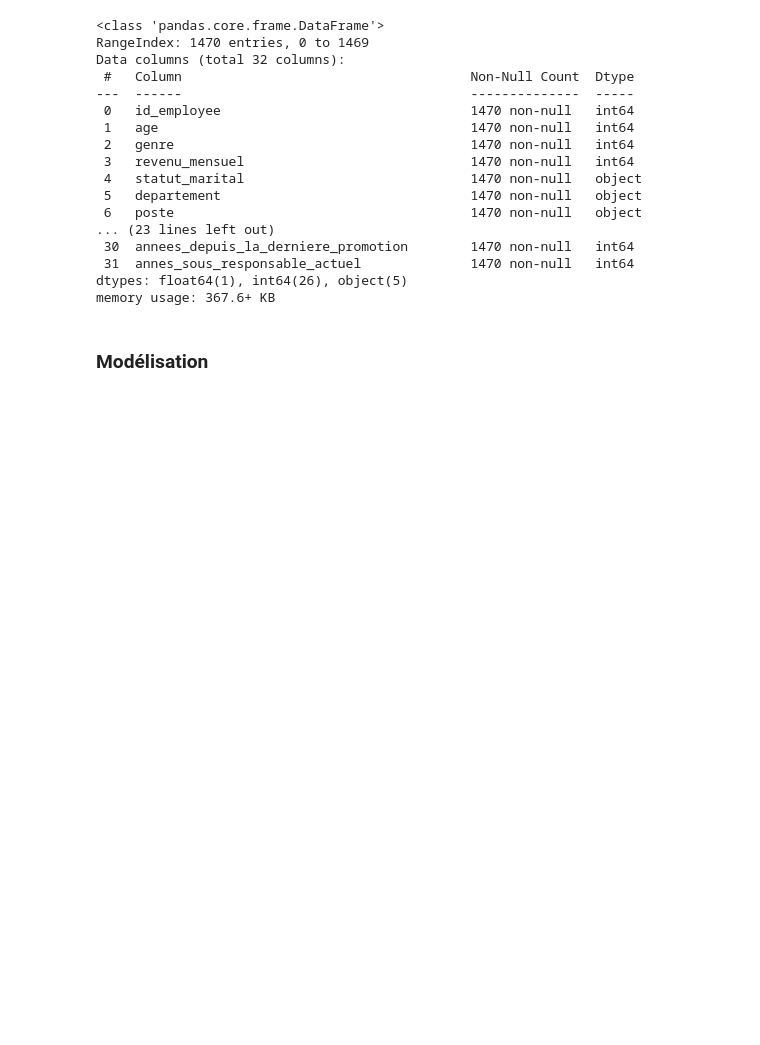
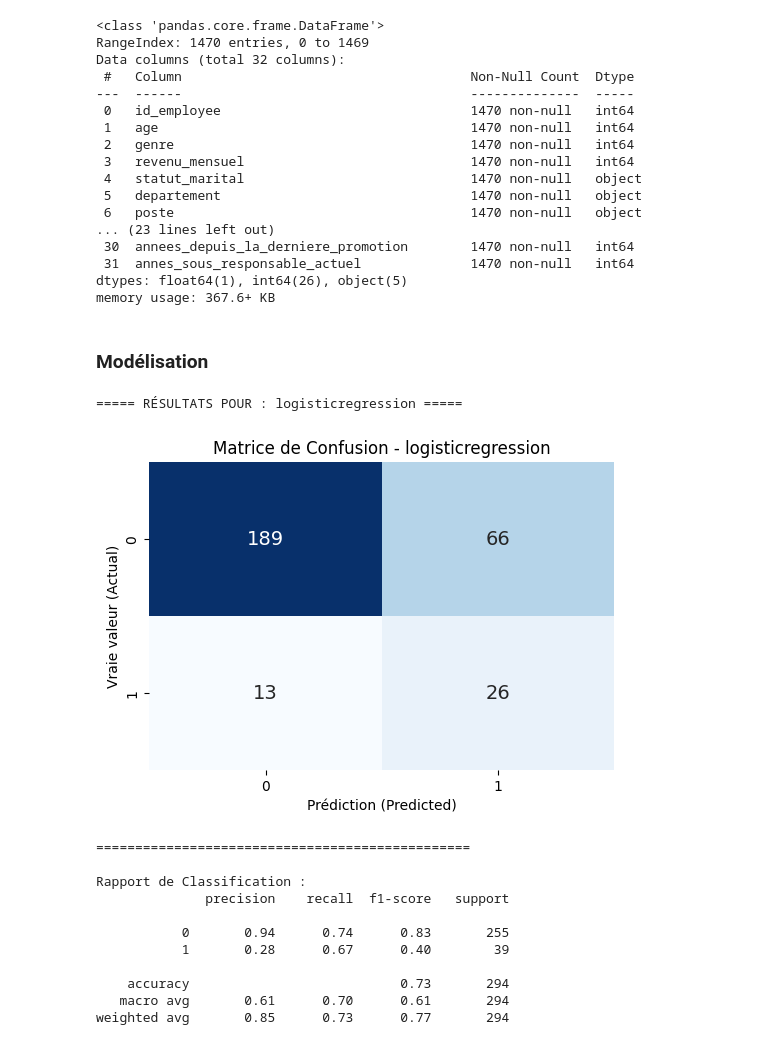
Before and after one commit to Soct/formation_OC, a Jupyter notebook: projet_4/test.ipynb, the cells around one changed output. Cells and saved outputs as stored; diff of their text form; code cells hidden in the pictures; blank space fills up the shorter version.

```diff
--- a/projet_4/test.ipynb
+++ b/projet_4/test.ipynb
@@ -206,3 +206,17 @@ df = encode_column_with_onehot(df, "departement")
 df = encode_column_with_onehot(df, "statut_marital")
 # %% [markdown]
 ### Modélisation
+# %%
+# CODE PREPARATION DES FEATURES
+from sklearn.model_selection import train_test_split
+from sklearn.linear_model import LogisticRegression
+from sklearn.dummy import DummyClassifier
+from sklearn.ensemble import RandomForestClassifier
+from sklearn.svm import SVC
+from sklearn.metrics import classification_report, confusion_matrix
+import warnings
+warnings.filterwarnings('ignore')
+
+X_building = df.drop('a_quitte_l_entreprise', axis=1)
+y_building = df['a_quitte_l_entreprise']
+X_train, X_test, y_train, y_test = train_test_split(X_building, y_building, test_size=0.2, random_state=42)
@@ -208,0 +272,16 @@ df = encode_column_with_onehot(df, "statut_marital")
+# %%
+y_test_actual, y_pred_actual = modele_classification(df, 'a_quitte_l_entreprise', 'logisticregression')
+# %% [output]
+===== RÉSULTATS POUR : logisticregression =====
+[figure, added]
+================================================
+
+Rapport de Classification :
+              precision    recall  f1-score   support
+
+           0       0.94      0.74      0.83       255
+           1       0.28      0.67      0.40        39
+
+    accuracy                           0.73       294
+   macro avg       0.61      0.70      0.61       294
+weighted avg       0.85      0.73      0.77       294
```
Also changed, not shown: parts of 2 cells of this notebook.
